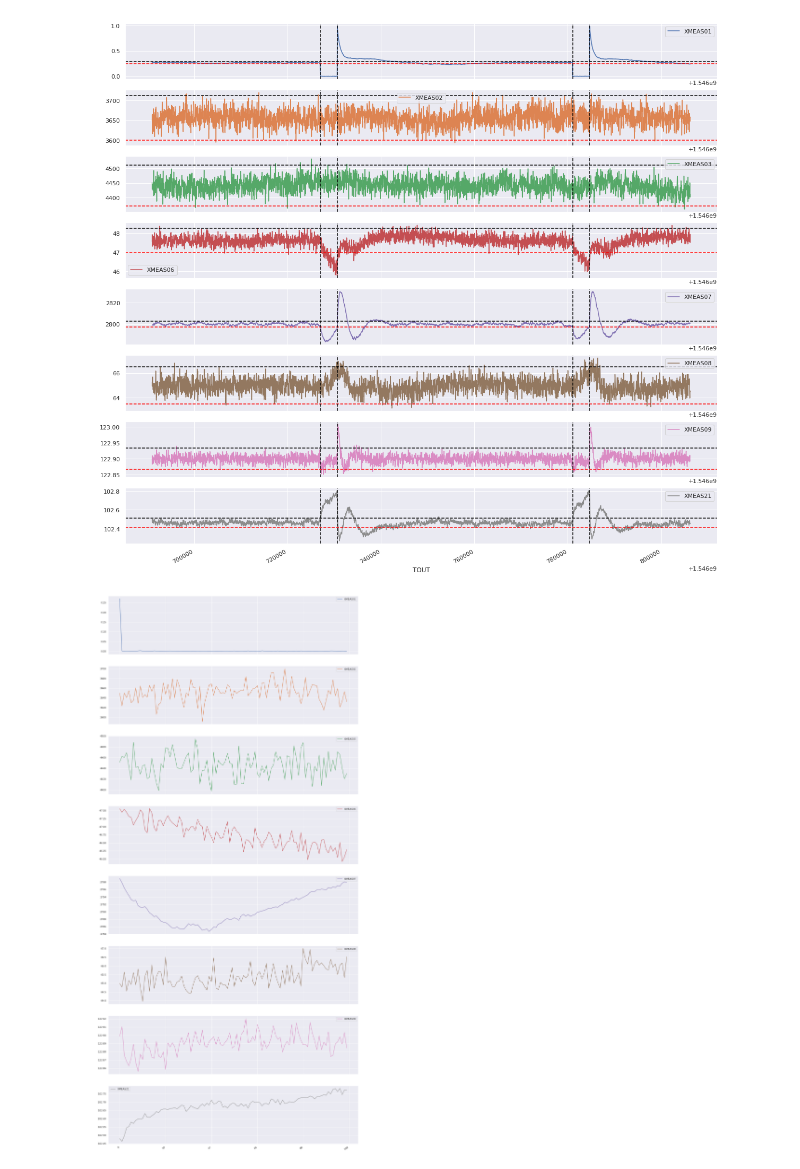
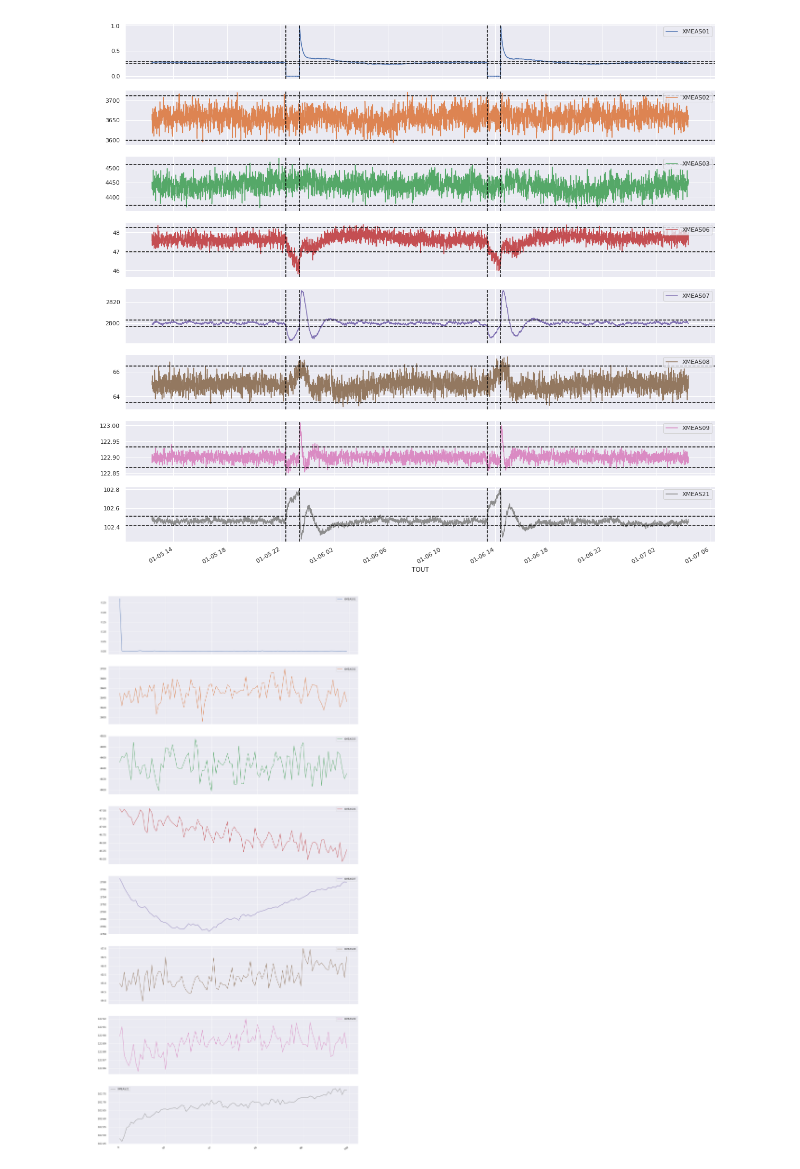
Before and after one commit to ruteee/pesquisa, a Jupyter notebook: testesDefesa.ipynb, the cells around one changed output. Saved outputs shown, nothing was run; the diff lists cells and outputs as text; code cells hidden in the pictures.

```diff
--- a/testesDefesa.ipynb
+++ b/testesDefesa.ipynb
@@ -30,22 +27,25 @@ sns.heatmap(df,cmap="YlGnBu")
+# %%
+dist.index = pd.to_datetime(dist.index, unit='hour')
 # %%
-axes = dist.iloc[0:3200].plot(subplots=True, figsize=(20, 20))
+axes = dist.iloc[0:4000].plot(subplots=True, figsize=(20, 20))
 
 
 for i, ax in enumerate(axes):
 
     high = np.mean(dist[dist.columns[i]].iloc[0:999]) + 3*np.std(dist[dist.columns[i]].iloc[0:999])
     low = np.mean(dist[dist.columns[i]].iloc[0:999]) - 3*np.std(dist[dist.columns[i]].iloc[0:999])
 
 
     ax.axhline(y=high, color="black", ls='--')
-    ax.axhline(y=low, color="red", ls='--')
+    ax.axhline(y=low, color="black", ls='--')
     ax.axvline(x=dist.index[999], color="black", ls='--')
     ax.axvline(x=dist.index[1100], color="black", ls='--')
     ax.axvline(x=dist.index[2500], color="black", ls='--')
     ax.axvline(x=dist.index[2600], color="black", ls='--')
+    ax.legend(loc='upper right')
 plt.show()
 # %% [output]
-[figure, old version]
+[figure, new version]
 # %%
 dist6 = pd.read_csv("resultados_defesa/dist6_teste_trip.csv")
 axes = dist6[['XMEAS%02d' % x for x in [1,2,3,6,7,8,9,21]]][0:100].plot(subplots=True, figsize=(20, 50))
```
Also changed, not shown: parts of 3 cells of this notebook, 11 other files.
